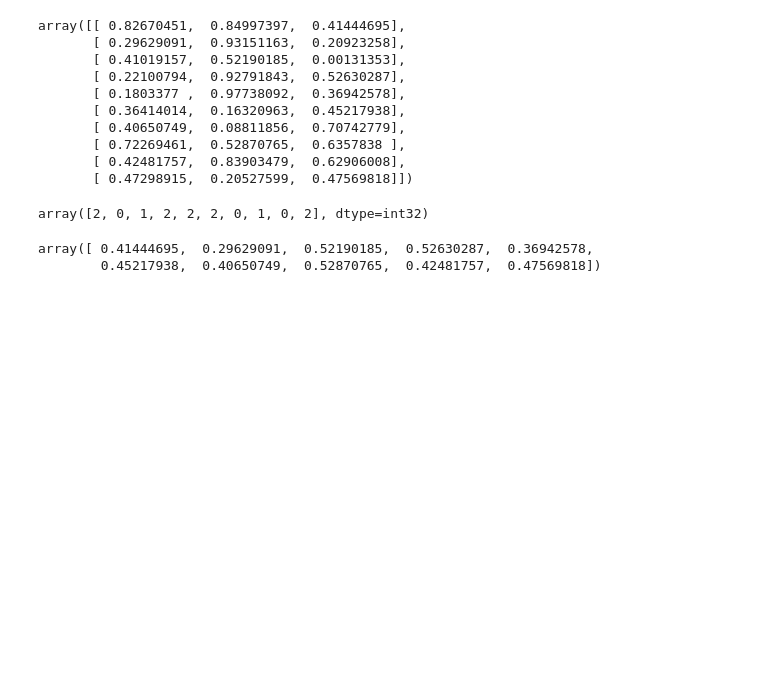
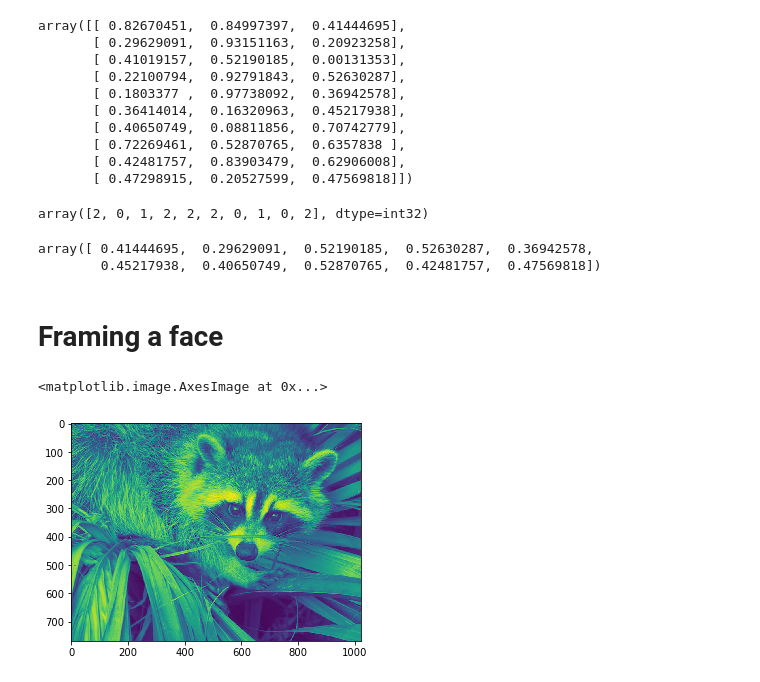
Before and after one commit to Accio/learn-scipy, a Jupyter notebook: 1.3/NumPy Exercises.ipynb, the cells around one changed output. Drawn from its saved outputs; the diff is of its cells as text; code cells hidden in the pictures; blank space fills up the shorter version.

Commit message:
scipy.misc.face

```diff
--- a/1.3/NumPy Exercises.ipynb
+++ b/1.3/NumPy Exercises.ipynb
@@ -79,3 +79,5 @@ a[np.arange(10), nearestInd]
 # %% [output]
 array([ 0.41444695,  0.29629091,  0.52190185,  0.52630287,  0.36942578,
         0.45217938,  0.40650749,  0.52870765,  0.42481757,  0.47569818])
+# %% [markdown]
+# Framing a face
@@ -81,0 +87,6 @@ array([ 0.41444695,  0.29629091,  0.52190185,  0.52630287,  0.36942578,
+# %%
+face = misc.face(gray=True)
+plt.imshow(face)
+# %% [output]
+<matplotlib.image.AxesImage at 0x...>
+[figure, added]
```
Also changed, not shown: parts of 3 cells of this notebook.
